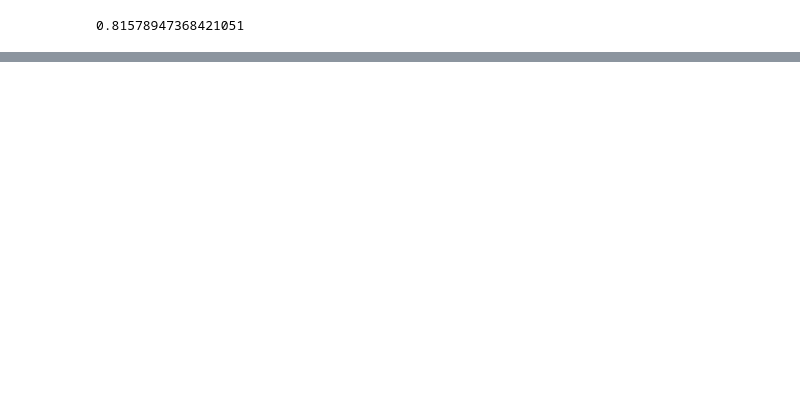
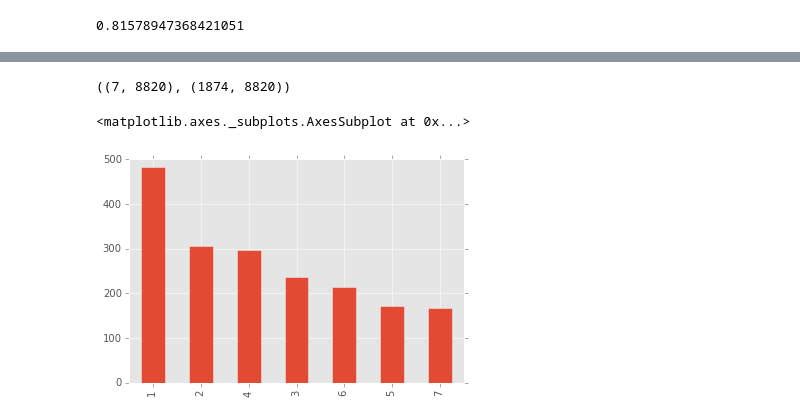
Before and after one commit to juanshishido/text-classification, a Jupyter notebook: notebooks/tfidf-cosine-similarity.ipynb, the cells around one changed output, grey strips where cells are left out. Cells and saved outputs as stored; diff of their text form; code cells hidden in the pictures; blank space fills up the shorter version.

Commit message:
Classifying the test set

```diff
--- a/notebooks/tfidf-cosine-similarity.ipynb
+++ b/notebooks/tfidf-cosine-similarity.ipynb
@@ -115,0 +223,17 @@ sum(df.Category == df.cosine_similarity) / len(df)
+# %%
+train_matrix = tfidf.fit_transform(documents)
+# %%
+test_matrix = tfidf.fit_transform(test_set.text_clean.values)
+# %%
+train_matrix.shape, test_matrix.shape
+# %% [output]
+((7, 8820), (1874, 8820))
+# %%
+cos_scores = cosine_similarity(train_matrix, test_matrix)
+# %%
+test_set['Category'] = np.argmax(cos_scores, axis=0) + 1
+# %%
+test_set.Category.value_counts().plot(kind='bar')
+# %% [output]
+<matplotlib.axes._subplots.AxesSubplot at 0x...>
+[figure, added]
```
Also changed, not shown: parts of 32 cells of this notebook.
